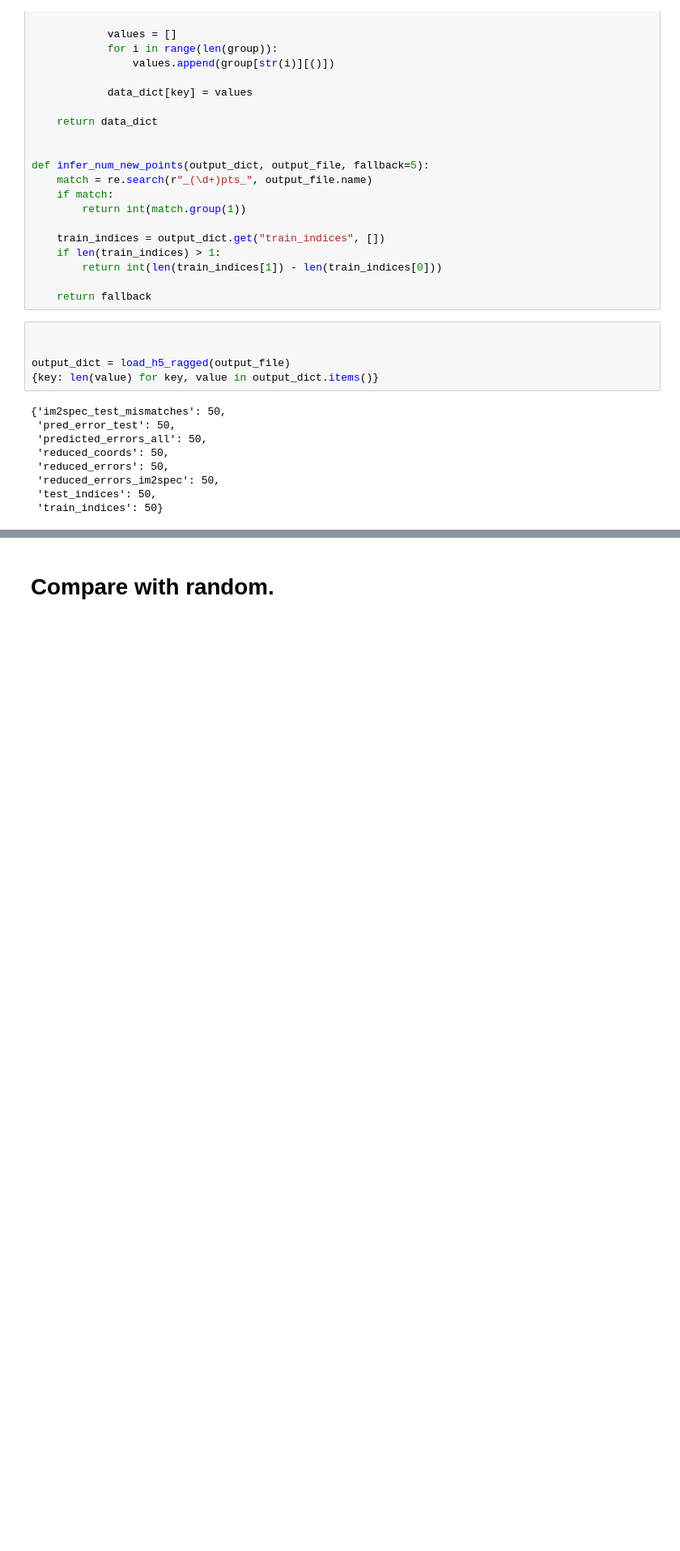
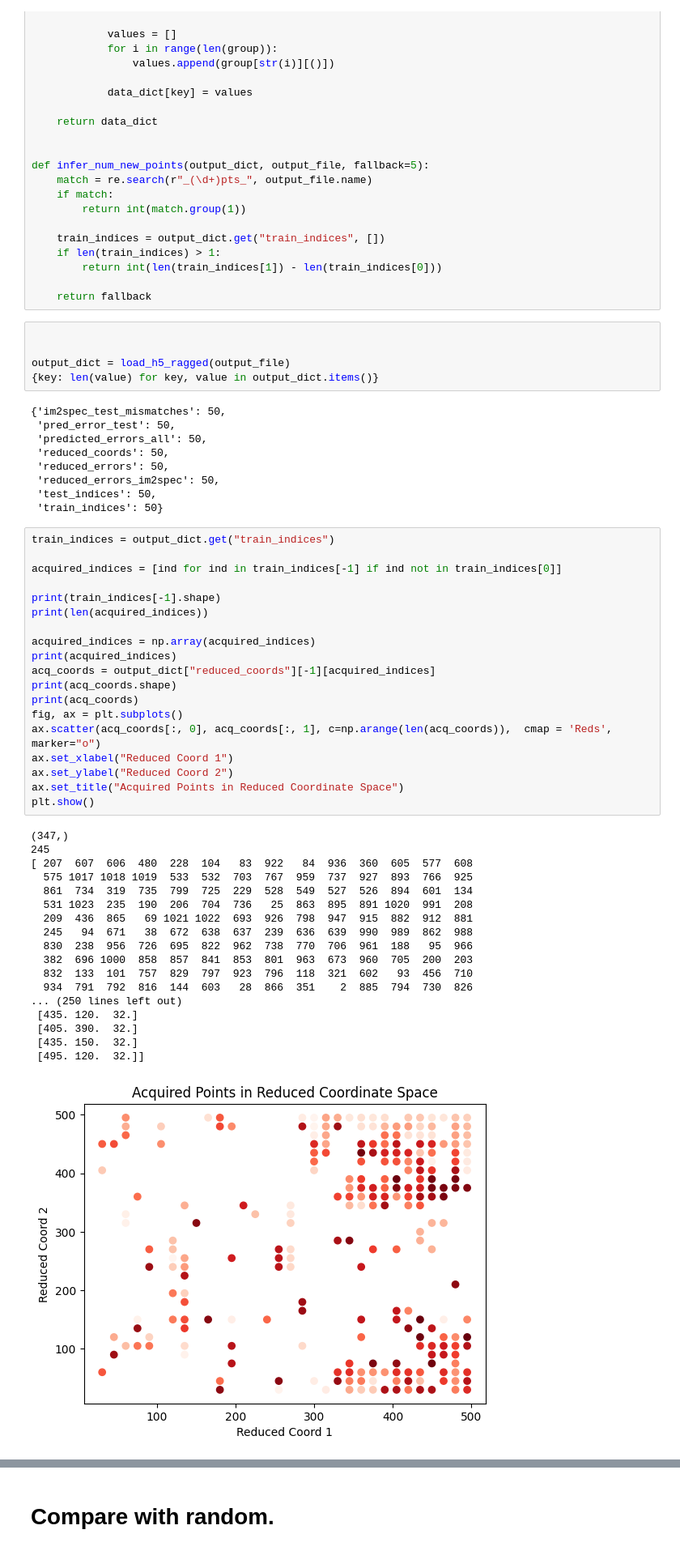
Before and after one commit to gnganesh99/NN_Error, a Jupyter notebook: notebooks/STM/acfn_output_analysis.ipynb, the cells around one changed output, grey strips where cells are left out. Shown at 81% size. Drawn from its saved outputs; the diff is of its cells as text; blank space fills up the shorter version.

```diff
--- a/notebooks/STM/acfn_output_analysis.ipynb
+++ b/notebooks/STM/acfn_output_analysis.ipynb
@@ -115,6 +119,44 @@ output_dict = load_h5_ragged(output_file)
  'reduced_errors_im2spec': 50,
  'test_indices': 50,
  'train_indices': 50}
+# %%
+train_indices = output_dict.get("train_indices")
+
+acquired_indices = [ind for ind in train_indices[-1] if ind not in train_indices[0]]
+
+print(train_indices[-1].shape)
+print(len(acquired_indices))
+
+acquired_indices = np.array(acquired_indices)
+print(acquired_indices)
+acq_coords = output_dict["reduced_coords"][-1][acquired_indices]
+print(acq_coords.shape)
+print(acq_coords)
+fig, ax = plt.subplots()
+ax.scatter(acq_coords[:, 0], acq_coords[:, 1], c=np.arange(len(acq_coords)),  cmap = 'Reds', marker="o")
+ax.set_xlabel("Reduced Coord 1")
+ax.set_ylabel("Reduced Coord 2")
+ax.set_title("Acquired Points in Reduced Coordinate Space")
+plt.show()
+# %% [output]
+(347,)
+245
+[ 207  607  606  480  228  104   83  922   84  936  360  605  577  608
+  575 1017 1018 1019  533  532  703  767  959  737  927  893  766  925
+  861  734  319  735  799  725  229  528  549  527  526  894  601  134
+  531 1023  235  190  206  704  736   25  863  895  891 1020  991  208
+  209  436  865   69 1021 1022  693  926  798  947  915  882  912  881
+  245   94  671   38  672  638  637  239  636  639  990  989  862  988
+  830  238  956  726  695  822  962  738  770  706  961  188   95  966
+  382  696 1000  858  857  841  853  801  963  673  960  705  200  203
+  832  133  101  757  829  797  923  796  118  321  602   93  456  710
+  934  791  792  816  144  603   28  866  351    2  885  794  730  826
+... (250 lines left out)
+ [435. 120.  32.]
+ [405. 390.  32.]
+ [435. 150.  32.]
+ [495. 120.  32.]]
+[figure, added]
 # %%
 
 
```
Also changed, not shown: parts of 8 cells of this notebook, 11 other files.
